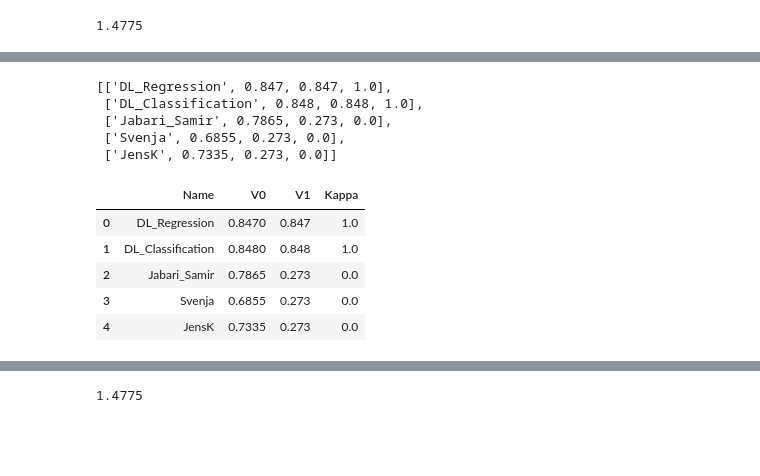
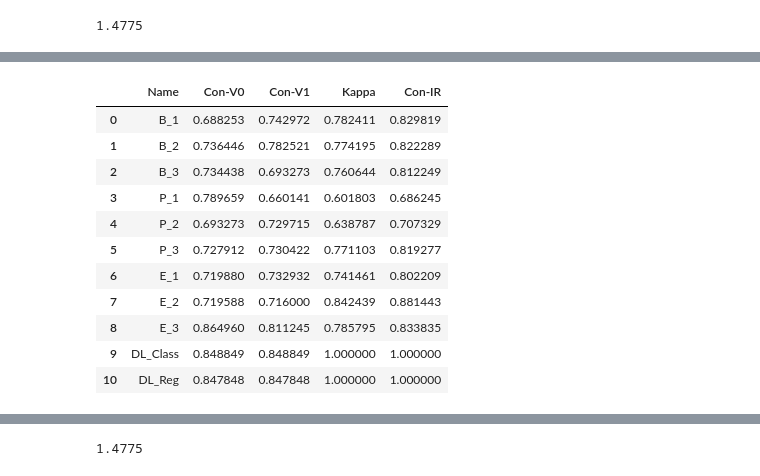
Before and after one commit to ChristianMarzahl/EIPH_WSI, a Jupyter notebook: Statistics/ClassificationResults.ipynb, the cells around one changed output, grey strips where cells are left out. Cells and saved outputs as stored; diff of their text form; code cells hidden in the pictures; blank space fills up the shorter version.

```diff
--- a/Statistics/ClassificationResults.ipynb
+++ b/Statistics/ClassificationResults.ipynb
@@ -57,0 +141,6 @@ for file in glob(str(path/'*')):
+# %%
+results_ensemble = [np.bincount(i) for i in results_ensemble]
+for i in range(len(results_ensemble)):
+    if len(results_ensemble[i]) == 0:
+        results_ensemble[i] = [0]
+    results_ensemble[i]  = np.argmax(results_ensemble[i])
@@ -64,0 +170,6 @@ regression_gt
+# %%
+np_matrix = np.array(matrix_list)
+
+temp = np_matrix[0]
+for i in range(1, len(np_matrix)):
+    temp += np_matrix[i]
@@ -65,3 +373,13 @@ regression_gt
+# %%
+results_vo = {'B_1': results_vo['B_1'], 'B_2': results_vo['B_2'], 'B_3': results_vo['B_3'],
+'P_1': results_vo['P_1'], 'P_2': results_vo['P_2'], 'P_3': results_vo['P_3'],
+'E_1': results_vo['E_1'], 'E_2': results_vo['E_2'], 'E_3': results_vo['E_3'],
+'DL_Class': results_vo['DL_Class'], 'DL_Reg': results_vo['DL_Reg']}
+
+results_v1 = {'B_1': results_v1['B_1'], 'B_2': results_v1['B_2'], 'B_3': results_v1['B_3'],
+'P_1': results_v1['P_1'], 'P_2': results_v1['P_2'], 'P_3': results_v1['P_3'],
+'E_1': results_v1['E_1'], 'E_2': results_v1['E_2'], 'E_3': results_v1['E_3'],
+'DL_Class': results_v1['DL_Class'], 'DL_Reg': results_v1['DL_Reg']}
 # %%
 data_acc = []
 data_regression = []
@@ -70,31 +388,35 @@ for reviewer in results_vo:
     prediction_vo = results_vo[reviewer]
     prediction_v1 = results_v1[reviewer]
 
-    score_v0 = np.mean(prediction_vo) - regression_gt
-    score_v1 = np.mean(prediction_v1) - regression_gt
-
-    data_acc.append([reviewer, accuracy_score(gt, prediction_vo), accuracy_score(gt, prediction_v1), cohen_kappa_score(prediction_vo, prediction_v1)])
-    data_regression.append([reviewer, score_v0, score_v1])
+    score_v0 = regression_gt - np.mean(prediction_vo[prediction_vo >= 0])
+    score_v1 = regression_gt - np.mean(prediction_v1[prediction_vo >= 0])
 
 
-data_acc
+
+    data_acc.append([reviewer, accuracy_score(gt[prediction_vo >= 0], prediction_vo[prediction_vo >= 0]),
+                     accuracy_score(gt[prediction_v1 >= 0], prediction_v1[prediction_v1 >= 0]),
+                     cohen_kappa_score(prediction_vo[prediction_vo >= 0], prediction_v1[prediction_vo >= 0]),
+                     accuracy_score(prediction_vo[prediction_vo >= 0], prediction_v1[prediction_vo >= 0]),
+
+                    ])
+    data_regression.append([reviewer, score_v0, score_v1, regression_gt, np.mean(prediction_vo[prediction_vo >= 0])])
-# %% [output]
-[['DL_Regression', 0.847, 0.847, 1.0],
- ['DL_Classification', 0.848, 0.848, 1.0],
- ['Jabari_Samir', 0.7865, 0.273, 0.0],
- ['Svenja', 0.6855, 0.273, 0.0],
- ['JensK', 0.7335, 0.273, 0.0]]
 # %%
-df_acc = pd.DataFrame(data_acc, columns = ['Name', 'V0', 'V1', 'Kappa'])
-df_reg = pd.DataFrame(data_regression, columns = ['Name', 'V0', 'V1'])
+df_acc = pd.DataFrame(data_acc, columns = ['Name', 'Con-V0', 'Con-V1', 'Kappa', 'Con-IR'])#.sort_values(by=['Name'])
+df_reg = pd.DataFrame(data_regression, columns = ['Name', 'Con-V0', 'Con-V1', 'regression_gt', 'score_v0'])
 df_acc
 # %% [output]
-|  | Name | V0 | V1 | Kappa |
-| 0 | DL_Regression | 0.8470 | 0.847 | 1.0 |
-| 1 | DL_Classification | 0.8480 | 0.848 | 1.0 |
-| 2 | Jabari_Samir | 0.7865 | 0.273 | 0.0 |
-| 3 | Svenja | 0.6855 | 0.273 | 0.0 |
-| 4 | JensK | 0.7335 | 0.273 | 0.0 |
+|  | Name | Con-V0 | Con-V1 | Kappa | Con-IR |
+| 0 | B_1 | 0.688253 | 0.742972 | 0.782411 | 0.829819 |
+| 1 | B_2 | 0.736446 | 0.782521 | 0.774195 | 0.822289 |
+| 2 | B_3 | 0.734438 | 0.693273 | 0.760644 | 0.812249 |
+| 3 | P_1 | 0.789659 | 0.660141 | 0.601803 | 0.686245 |
+| 4 | P_2 | 0.693273 | 0.729715 | 0.638787 | 0.707329 |
+| 5 | P_3 | 0.727912 | 0.730422 | 0.771103 | 0.819277 |
+| 6 | E_1 | 0.719880 | 0.732932 | 0.741461 | 0.802209 |
+| 7 | E_2 | 0.719588 | 0.716000 | 0.842439 | 0.881443 |
+| 8 | E_3 | 0.864960 | 0.811245 | 0.785795 | 0.833835 |
+| 9 | DL_Class | 0.848849 | 0.848849 | 1.000000 | 1.000000 |
+| 10 | DL_Reg | 0.847848 | 0.847848 | 1.000000 | 1.000000 |
 # %%
 df_reg
 # %% [output]
```
Also changed, not shown: parts of 36 cells of this notebook, 11 other files.
